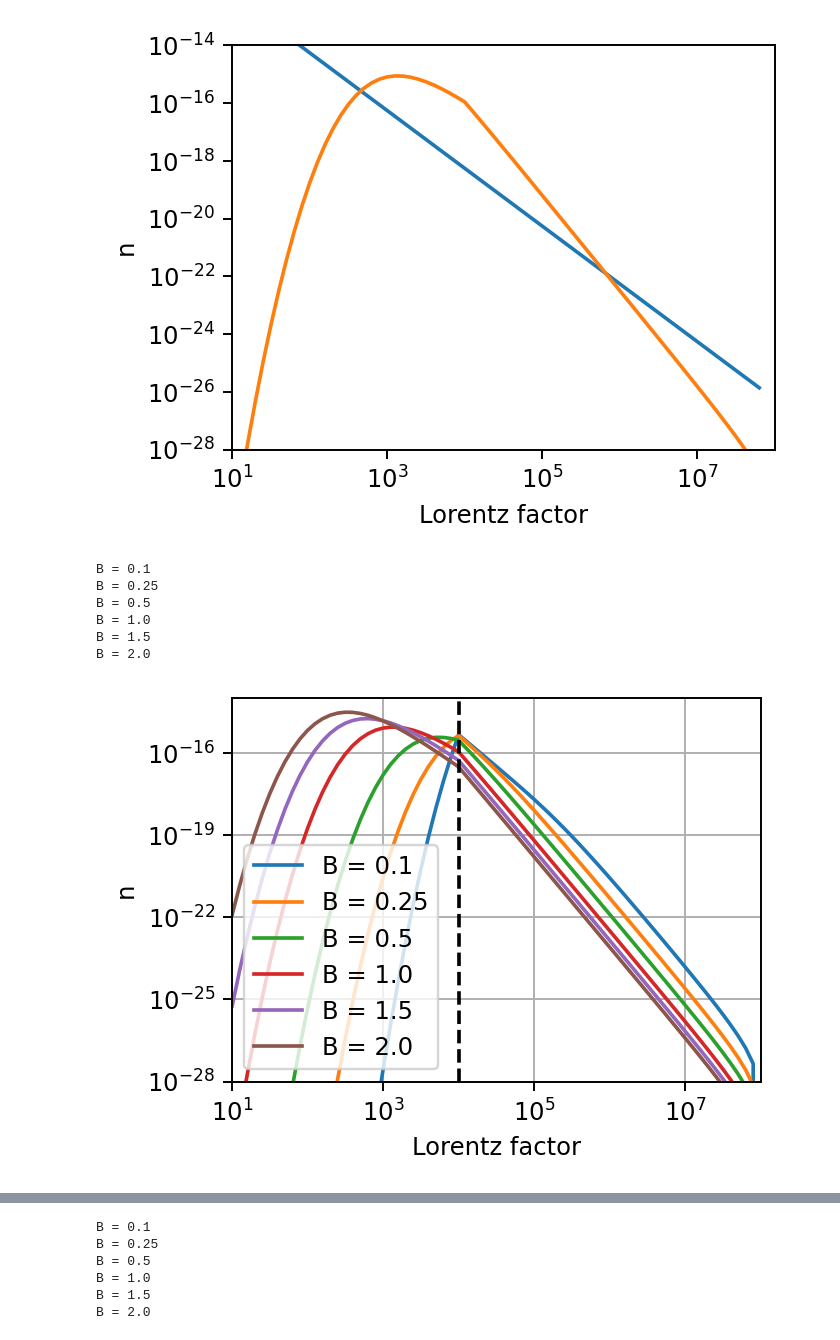
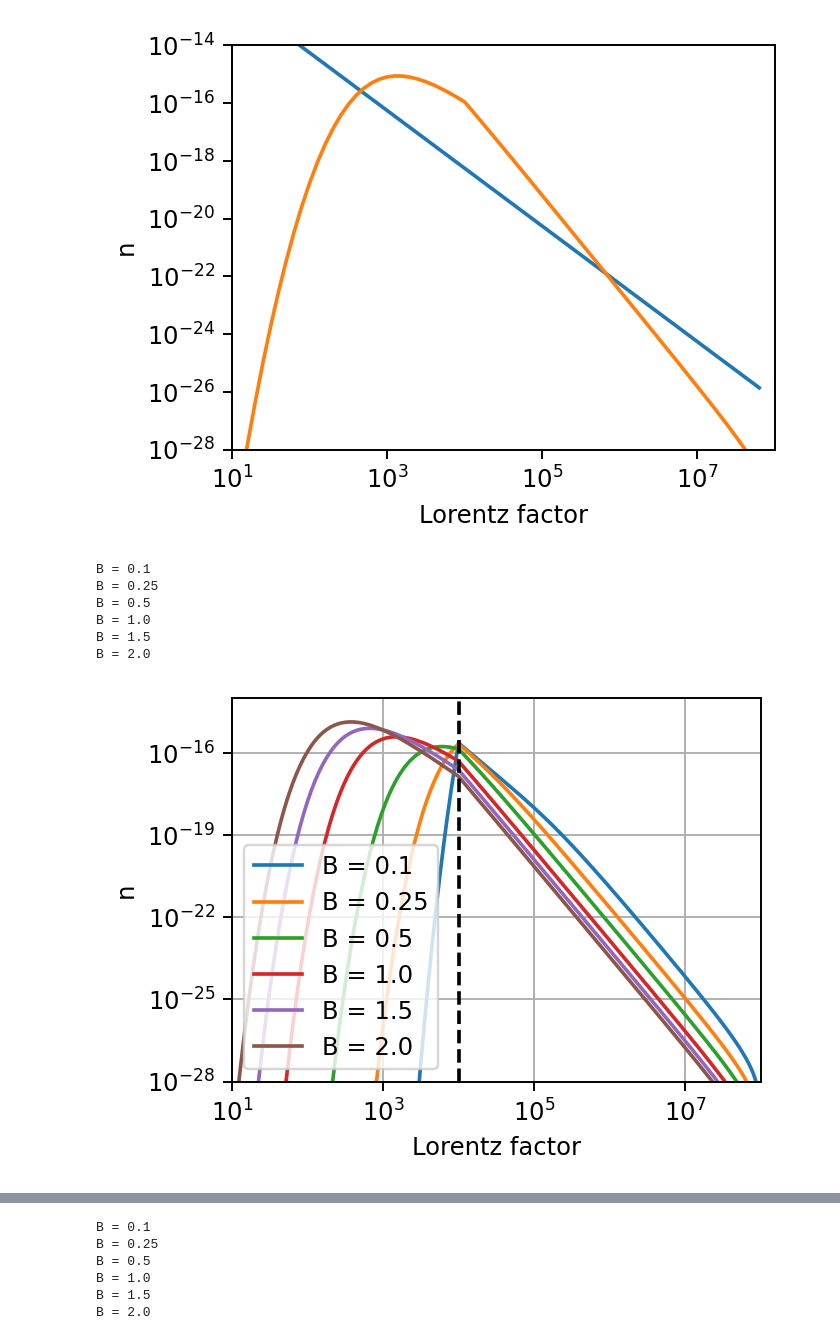
Before and after one commit to me623/Mphys_modelling, a Jupyter notebook: python_notebooks/plotting_new_file_structure.ipynb, the cells around one changed output, grey strips where cells are left out. Saved outputs shown, nothing was run; the diff lists cells and outputs as text; code cells hidden in the pictures.

Commit message:
tidied up the steady state model code. ready for report plot generating

```diff
--- a/python_notebooks/plotting_new_file_structure.ipynb
+++ b/python_notebooks/plotting_new_file_structure.ipynb
@@ -1357,28 +1348,28 @@ plt.xlabel("Lorentz factor")
 Text(0.5, 0, 'Lorentz factor')
 [figure]
 # %%
-files = ["B 100.csv","B 250.csv","B 500.csv","B1000.csv","B1500.csv","B2000.csv"]
+files = ["B0.10.csv","B0.25.csv","B0.50.csv","B1.00.csv","B1.50.csv","B2.00.csv"]
 names = ["B = 0.1", "B = 0.25", "B = 0.5", "B = 1.0", "B = 1.5", "B = 2.0"]
 plt.figure(figsize=[4,3])
 for file, name in zip(files,names):
     run_data=pd.read_csv(r"C:\Users\morga\Masters Year\Modelling\Mphys_modelling\csv_data\steady_state\{}".format(file),)
-    plt.plot(run_data["gamma"], run_data.iloc[:,2], label=name)
+    plt.plot(run_data["gamma"], run_data["electron_n"], label=name)
     print(name)
 plt.ylabel("n")
 plt.yscale("log")
 plt.xscale("log")
 plt.xlabel("Lorentz factor")
 plt.xlim(1e1,1e8)
 plt.ylim(1e-28,1e-14)
 plt.vlines(1e4, 1e-28, 1e-7, "black", "dashed")
 plt.legend()
 plt.tight_layout()
 plt.grid()
 # %% [output]
 B = 0.1
 B = 0.25
 B = 0.5
 B = 1.0
 B = 1.5
 B = 2.0
-[figure, old version]
+[figure, new version]
```
Also changed, not shown: parts of 5 cells of this notebook, 13 other files.
